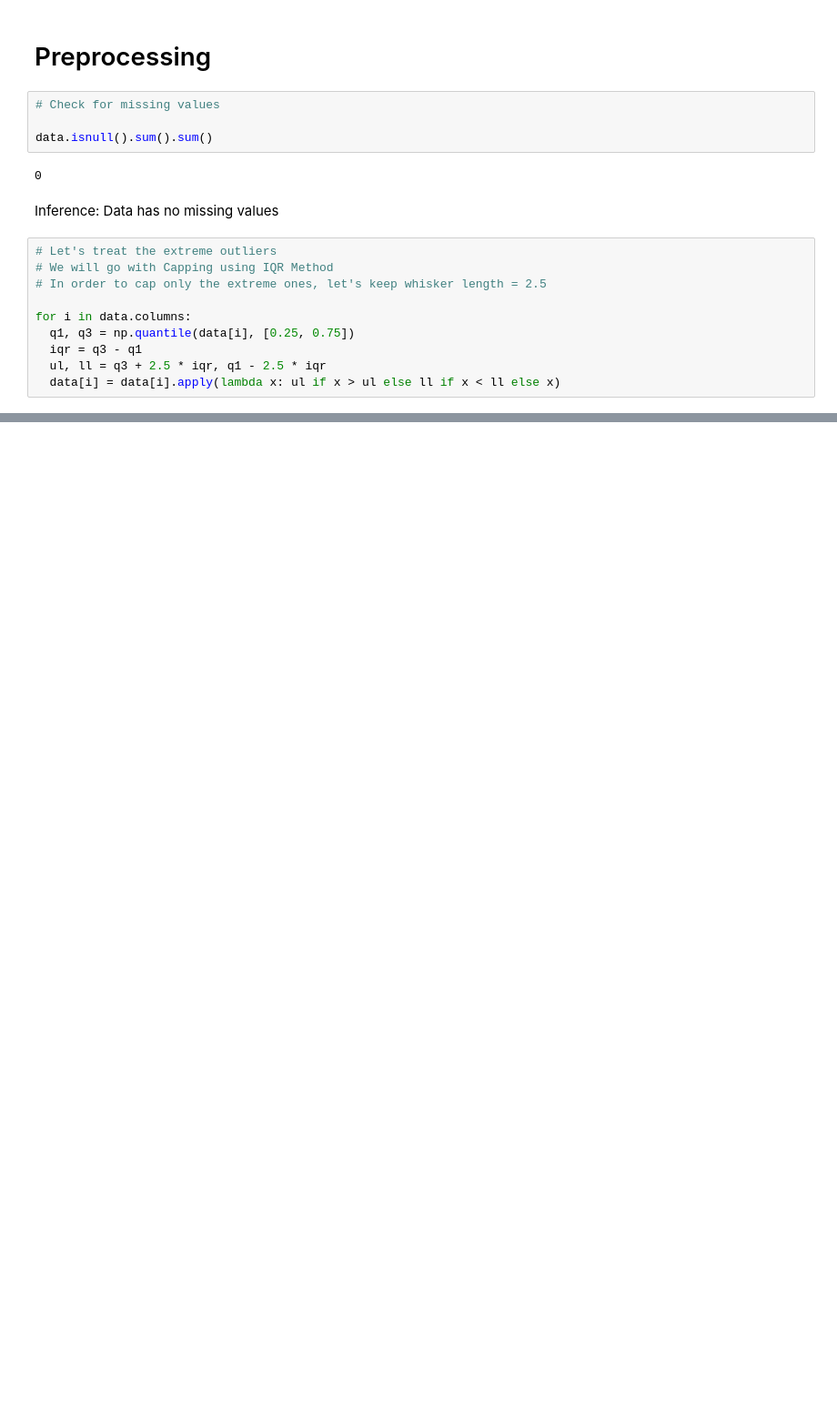
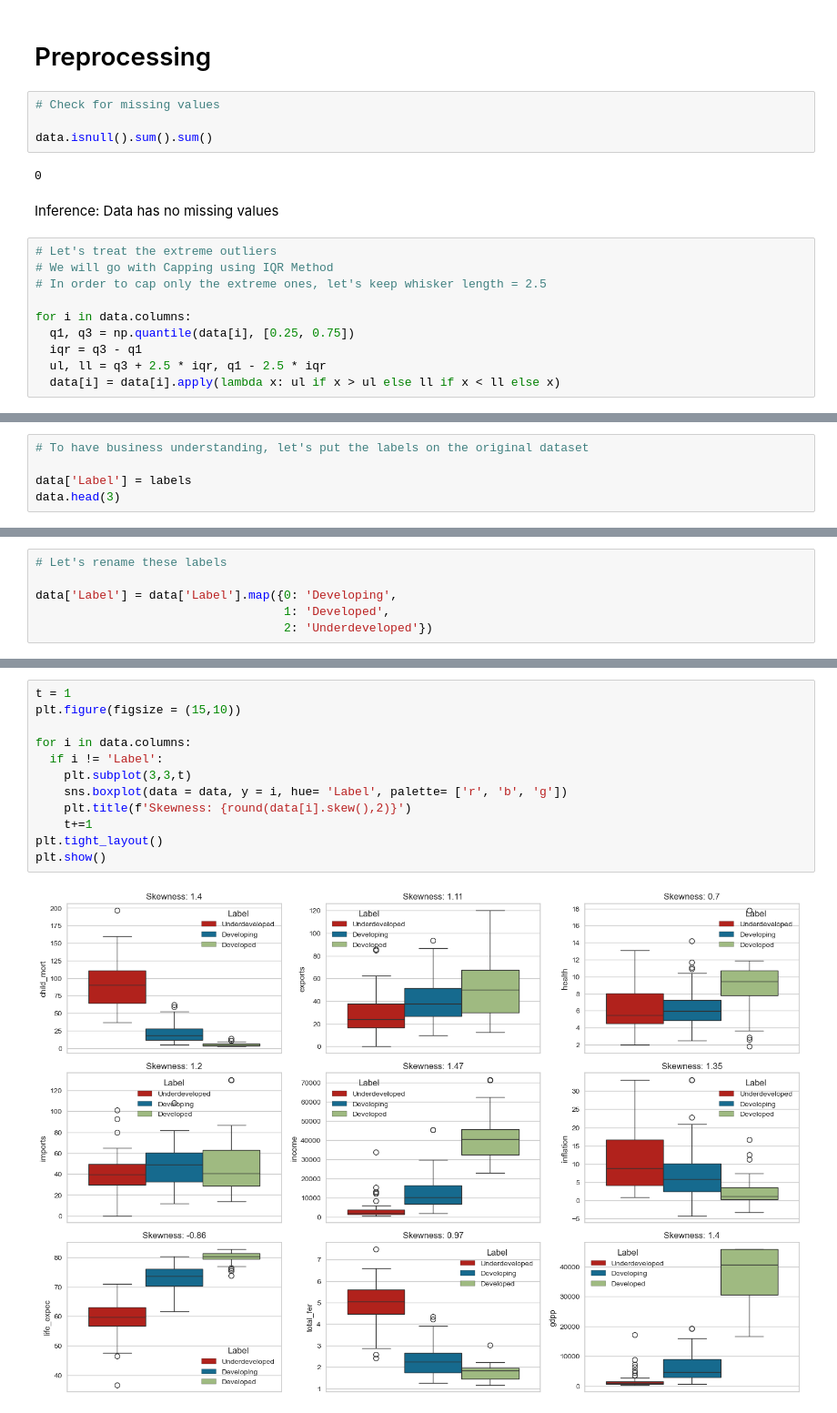
Before and after one commit to rimjhimdobhal/HELP-NGO-CountryData_Clustering, a Jupyter notebook: HELP NGO Clustering.ipynb, the cells around one changed output, grey strips where cells are left out. Shown at 91% size. Drawn from its saved outputs; the diff is of its cells as text; blank space fills up the shorter version.

```diff
--- a/HELP NGO Clustering.ipynb
+++ b/HELP NGO Clustering.ipynb
@@ -141,0 +254,5 @@ plt.show()
+# %%
+# To have business understanding, let's put the labels on the original dataset
+
+data['Label'] = labels
+data.head(3)
@@ -141,0 +275,6 @@ plt.show()
+# %%
+# Let's rename these labels
+
+data['Label'] = data['Label'].map({0: 'Developing',
+                                   1: 'Developed',
+                                   2: 'Underdeveloped'})
@@ -141,0 +331,14 @@ plt.show()
+# %%
+t = 1
+plt.figure(figsize = (15,10))
+
+for i in data.columns:
+  if i != 'Label':
+    plt.subplot(3,3,t)
+    sns.boxplot(data = data, y = i, hue= 'Label', palette= ['r', 'b', 'g'])
+    plt.title(f'Skewness: {round(data[i].skew(),2)}')
+    t+=1
+plt.tight_layout()
+plt.show()
+# %% [output]
+[figure, added]
```
Also changed, not shown: parts of 30 cells of this notebook.
